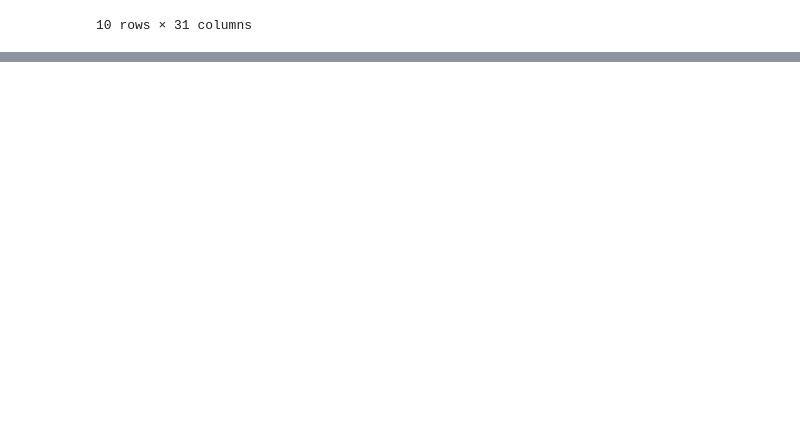
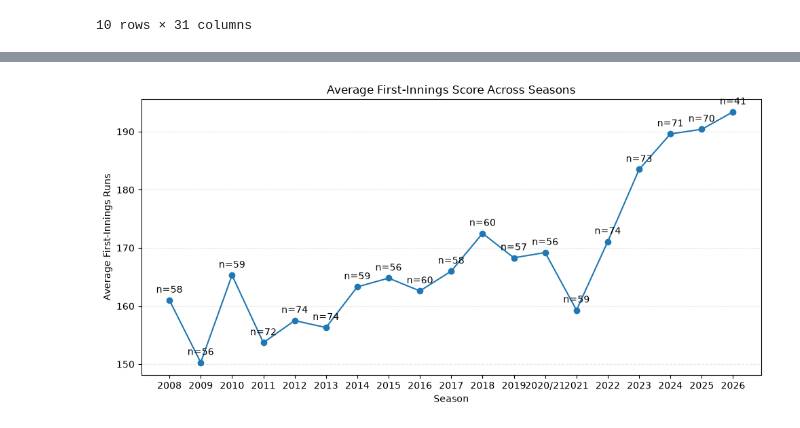
Before and after one commit to thanveerbca25dbi-hash/ipl_cricket_analytics, a Jupyter notebook: notebooks/03_analysis.ipynb, the cells around one changed output, grey strips where cells are left out. Saved outputs shown, nothing was run; the diff lists cells and outputs as text; code cells hidden in the pictures; blank space fills up the shorter version.

```diff
--- a/notebooks/03_analysis.ipynb
+++ b/notebooks/03_analysis.ipynb
@@ -68,0 +2911,20 @@ n
+# %%
+g3_df = q("""
+SELECT
+    toss_decision AS group_label,
+    COUNT(*) AS n_matches,
+    ROUND(
+        100.0 * SUM(
+            CASE
+                WHEN toss_winner = match_winner THEN 1
+                ELSE 0
+            END
+        ) / COUNT(*),
+        2
+    ) AS win_rate_pct
+FROM matches_clean
+WHERE result = 'win'
+GROUP BY toss_decision;
+""")
+
+g3_df
@@ -68,0 +3055,64 @@ n
+# %%
+# STEP 8 — CHART 5: SPECIALISM FINDING
+# Data Analytics — Average First-Innings Score by Season
+
+specialism_df = q("""
+SELECT
+    m.season,
+    COUNT(*) AS n_matches,
+    ROUND(AVG(v.first_innings_runs), 1) AS avg_first_innings_runs
+FROM v_match_totals v
+JOIN matches m
+    ON v.match_id = m.match_id
+WHERE v.first_innings_runs IS NOT NULL
+  AND m.season IS NOT NULL
+GROUP BY m.season
+ORDER BY CAST(m.season AS INTEGER);
+""")
+
+display(specialism_df)
+
+# Create chart
+fig, ax = plt.subplots(figsize=(10, 5))
+
+ax.plot(
+    specialism_df["season"],
+    specialism_df["avg_first_innings_runs"],
+    marker="o"
+)
+
+ax.set_title(
+    "Average First-Innings Score Across Seasons"
+)
+
+ax.set_xlabel("Season")
+ax.set_ylabel("Average First-Innings Runs")
+
+# Add sample size
+for x, y, n in zip(
+    specialism_df["season"],
+    specialism_df["avg_first_innings_runs"],
+    specialism_df["n_matches"]
+):
+    ax.annotate(
+        f"n={int(n)}",
+        (x, y),
+        xytext=(0, 8),
+        textcoords="offset points",
+        ha="center"
+    )
+
+ax.grid(axis="y", linestyle="--", alpha=0.3)
+
+fig.tight_layout()
+
+# Save chart
+fig.savefig(
+    FIG_DIR / "specialism_season_scoring.png",
+    dpi=200,
+    bbox_inches="tight"
+)
+
+plt.show()
+plt.close(fig)
+# %% [output]
@@ -68,0 +3136 @@ n
+[figure, added]
```
Also changed, not shown: parts of 189 cells of this notebook, 4 other files.
